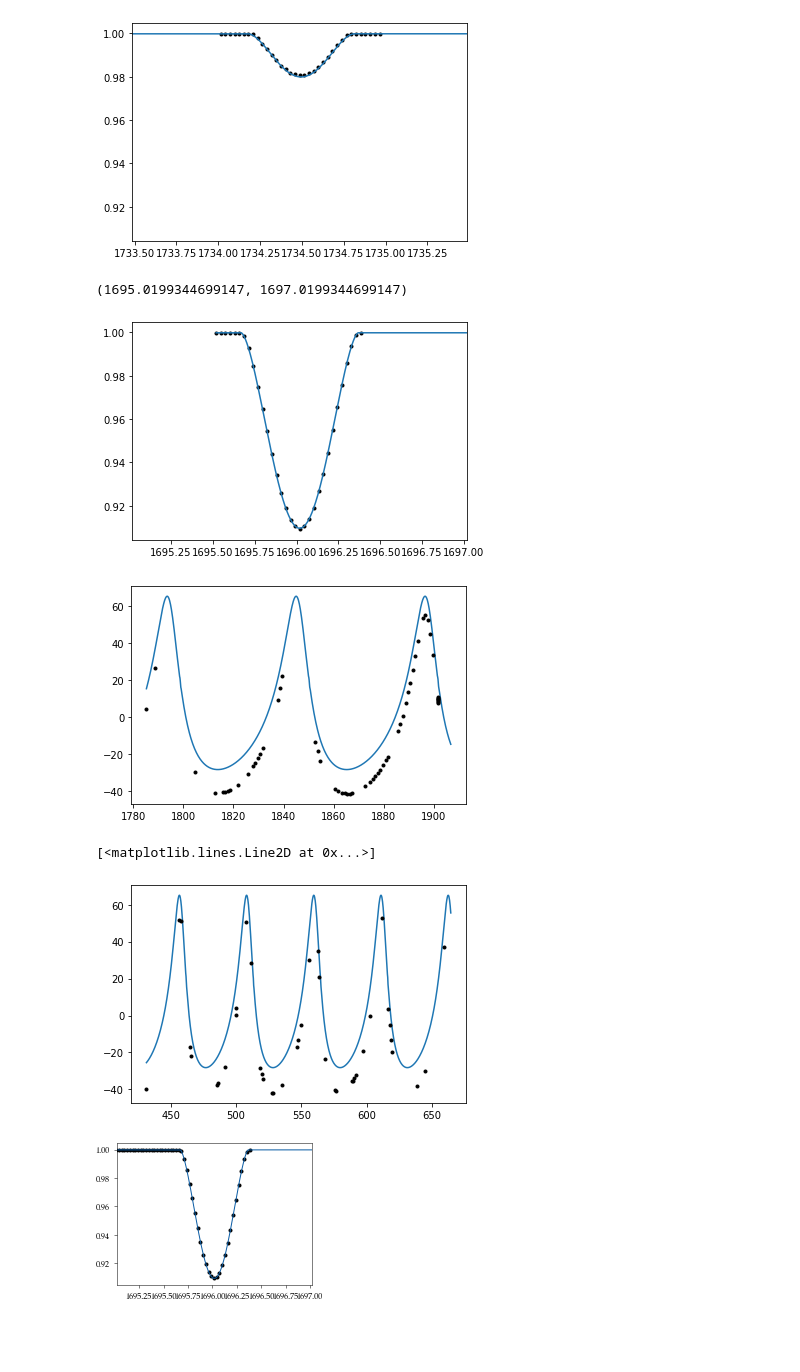
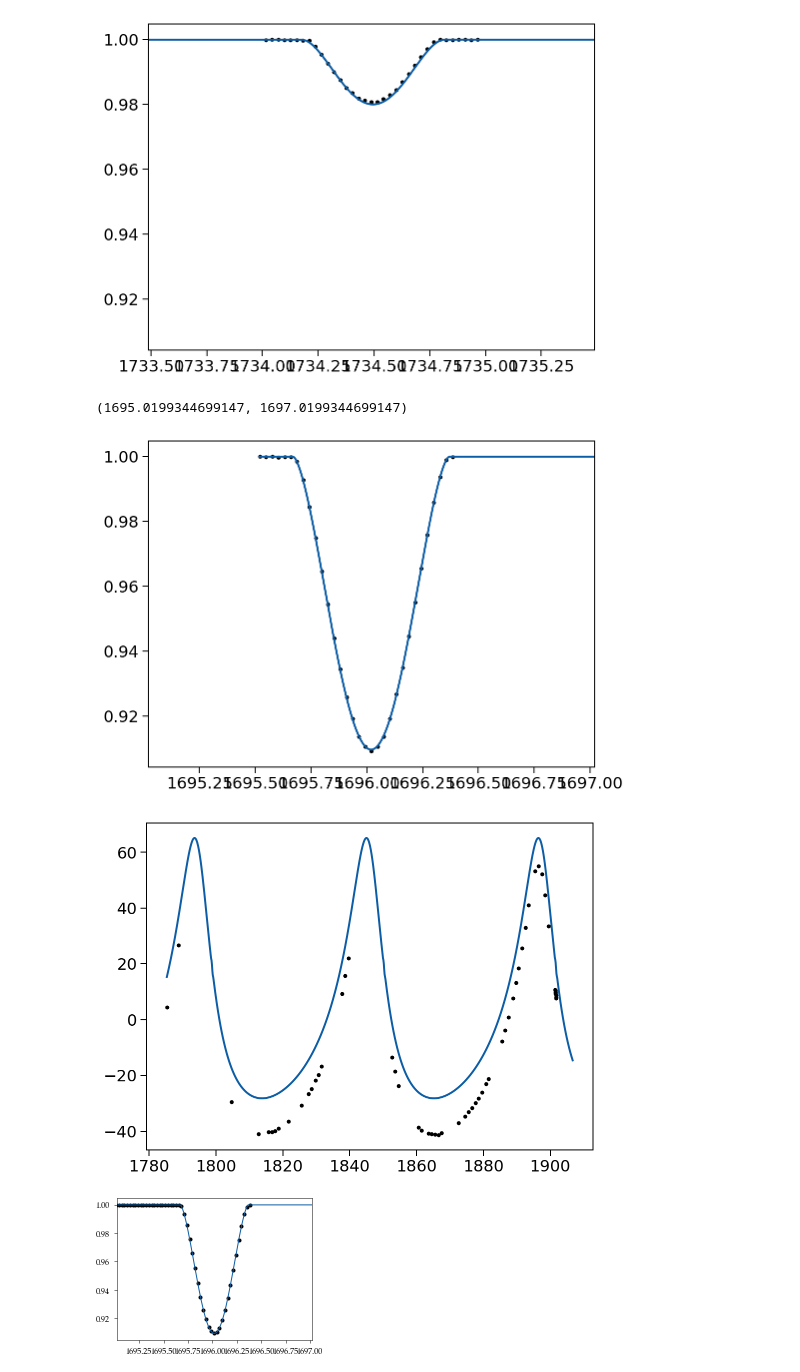
Before and after one commit to danhey/adra, a Jupyter notebook: ELLC model-multiple.ipynb, the cells around one changed output. Cells and saved outputs as stored; diff of their text form; code cells hidden in the pictures; blank space fills up the shorter version.

```diff
--- a/ELLC model-multiple.ipynb
+++ b/ELLC model-multiple.ipynb
@@ -6,7 +6,7 @@ import ellc
 # import pandas as pd
 # from scipy.interpolate import griddata
 # %%
-plt.style.use('science')
+plt.style.use('notebook')
 # %%
 lit_period = 51.4213
 # %%
@@ -65,7 +104,7 @@ def q_to_u(q1, q2):
     return 2*np.sqrt(q1)*q2, np.sqrt(q1)*(1 - 2*q2)
 
 def lc_model(θ, x):
-    period, rsum, rratio, incl, sbratio, t0, f_c, f_s, sma, gammava, gammavb, q11, q12, q21, q22, mean, vsini, loglc, logrv_a, logrv_b = θ
+    period, rsum, rratio, incl, sbratio, t0, f_c, f_s, sma, gammava, q11, q12, q21, q22, mean, vsini, loglc, logrv_a = θ
 
     r1, r2 = rsum/(1.+rratio), rsum*rratio/(1.+rratio)
     lc = ellc.lc(x,t_zero=t0,
@@ -81,7 +120,7 @@ def lc_model(θ, x):
 
 def rv_model(θ, x):
 
-    period, rsum, rratio, incl, sbratio, t0, f_c, f_s, sma, gammava, gammavb, q11, q12, q21, q22, mean, vsini, loglc, logrv_a, logrv_b = θ
+    period, rsum, rratio, incl, sbratio, t0, f_c, f_s, sma, gammava, q11, q12, q21, q22, mean, vsini, loglc, logrv_a = θ
 
     r1, r2 = rsum/(1.+rratio), rsum*rratio/(1.+rratio)
     rv = ellc.rv(x,t_zero=t0,
@@ -96,7 +135,7 @@ def rv_model(θ, x):
     return rv[0]
 
 def lnprior(θ):
-    period, rsum, rratio, incl, sbratio, t0, f_c, f_s, sma, gammava, gammavb, q11, q12, q21, q22, mean, vsini, loglc, logrv_a, logrv_b = θ
+    period, rsum, rratio, incl, sbratio, t0, f_c, f_s, sma, gammava, q11, q12, q21, q22, mean, vsini, loglc, logrv_a = θ
 
     radius_1, radius_2 = rsum/(1.+rratio), rsum*rratio/(1.+rratio)
     prior = 0
@@ -111,7 +150,7 @@ def lnprior(θ):
         return -np.inf
 
 def lnlike(θ, time, flux, flux_err, rv_a, rv_b):
-    period, rsum, rratio, incl, sbratio, t0, f_c, f_s, sma, gammava, gammavb, q11, q12, q21, q22, mean, vsini, loglc, logrv_a, logrv_b = θ
+    period, rsum, rratio, incl, sbratio, t0, f_c, f_s, sma, gammava, q11, q12, q21, q22, mean, vsini, loglc, logrv_a = θ
 
     if not np.isfinite(lnprior(θ)):
         return -np.inf
@@ -125,11 +164,11 @@ def lnlike(θ, time, flux, flux_err, rv_a, rv_b):
     sigma2 = rv_a[:,2] ** 2 + model_rv_a ** 2 * np.exp(2 * logrv_a)
     ln_rv_a = -0.5 * np.sum((rv_a[:,1] - model_rv_a) ** 2 / sigma2 + np.log(sigma2))
 
-    model_rv_b = rv_model(θ, rv_b[:,0]) + gammavb
-    sigma2 = rv_b[:,2] ** 2 + model_rv_b ** 2 * np.exp(2 * logrv_b)
-    ln_rv_b = -0.5 * np.sum((rv_b[:,1] - model_rv_b) ** 2 / sigma2 + np.log(sigma2))
+#     model_rv_b = rv_model(θ, rv_b[:,0]) + gammavb
+#     sigma2 = rv_b[:,2] ** 2 + model_rv_b ** 2 * np.exp(2 * logrv_b)
+#     ln_rv_b = -0.5 * np.sum((rv_b[:,1] - model_rv_b) ** 2 / sigma2 + np.log(sigma2))
 
-    return ln_lc + ln_rv_a + ln_rv_b
+    return ln_lc + ln_rv_a# + ln_rv_b
 
 def nll(θ, time, flux, flux_err, rv_a, rv_b):
 #     print(θ)
@@ -231,9 +268,9 @@ nll(θ_initial, time[::20], flux[::20], flux_err[::20],
 
 θ_initial = np.array([ 5.14221870e+01,  6.96559105e-02,  4.15510254e-01,  8.64884638e+01,
         9.70322133e-01,  1.69601907e+03,  6.06249065e-01,  2.40106807e-01,
-        8.60222114e+01, -1.15555486e+01,  -1.34739536e+01,  3.17392634e-01,  1.44387715e-01,
+        8.60222114e+01, -1.15555486e+01, 3.17392634e-01,  1.44387715e-01,
         9.53385140e-01,  4.61662394e-01, -1.39018357e-04,
-        2.62404499e+01, -8.00335711e+00, -4.72366970e+00, -4.23543830e+00])
+        2.62404499e+01, -8.00335711e+00, -4.72366970e+00])
 
 
  #   period, rsum, rratio, incl, sbratio, t0, f_c, f_s, sma, gammava, gammavb, q11, q12, q21, q22, mean, vsini, loglc, logrv_a, logrv_b = θ
@@ -247,22 +284,20 @@ plt.plot(time[::20], flux[::20], '.k')
 plt.plot(time, lc_model(θ_initial, time))
 plt.xlim(lit_t0-1, lit_t0+1)
 # %% [output]
-[figure, old version]
+[figure, new version]
 (1695.0199344699147, 1697.0199344699147)
-[figure, old version]
+[figure, new version]
 # %%
 test_time = np.linspace(rv_song[:,0][0], rv_song[:,0][-1]+5, 1000)
 plt.plot(test_time, rv_model(θ_initial, test_time))
 plt.plot(rv_song[:,0], rv_song[:,1], '.k')
 plt.show()
 
-test_time = np.linspace(rv_bischoff[:,0][0], rv_bischoff[:,0][-1]+5, 1000)
-plt.plot(test_time, rv_model(θ_initial, test_time))
-plt.plot(rv_bischoff[:,0], rv_bischoff[:,1], '.k')
+# test_time = np.linspace(rv_bischoff[:,0][0], rv_bischoff[:,0][-1]+5, 1000)
+# plt.plot(test_time, rv_model(θ_initial, test_time))
+# plt.plot(rv_bischoff[:,0], rv_bischoff[:,1], '.k')
 # %% [output]
-[figure, old version]
+[figure, new version]
-[<matplotlib.lines.Line2D at 0x...>]
-[figure, removed]
 # %%
 import emcee
 
```
Also changed, not shown: parts of 9 cells of this notebook, 2 other files.
